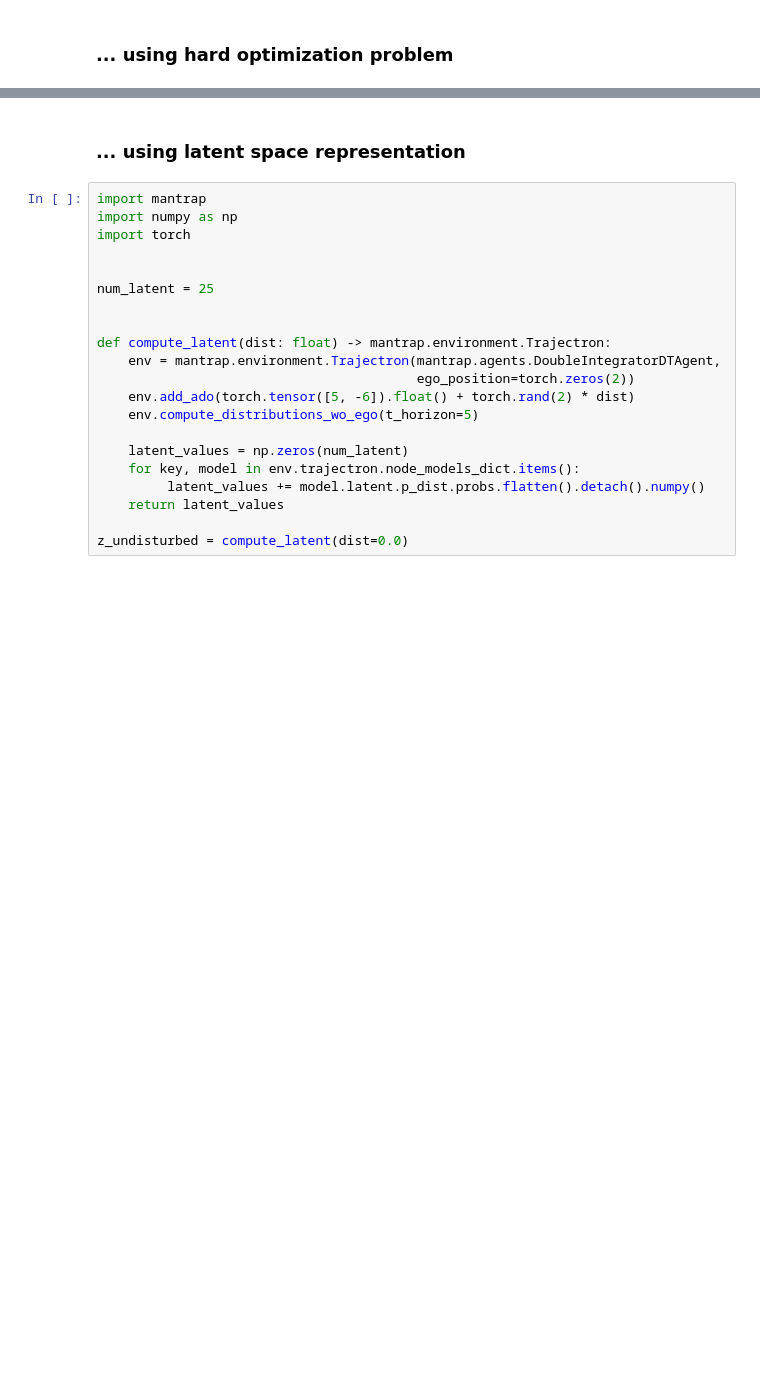
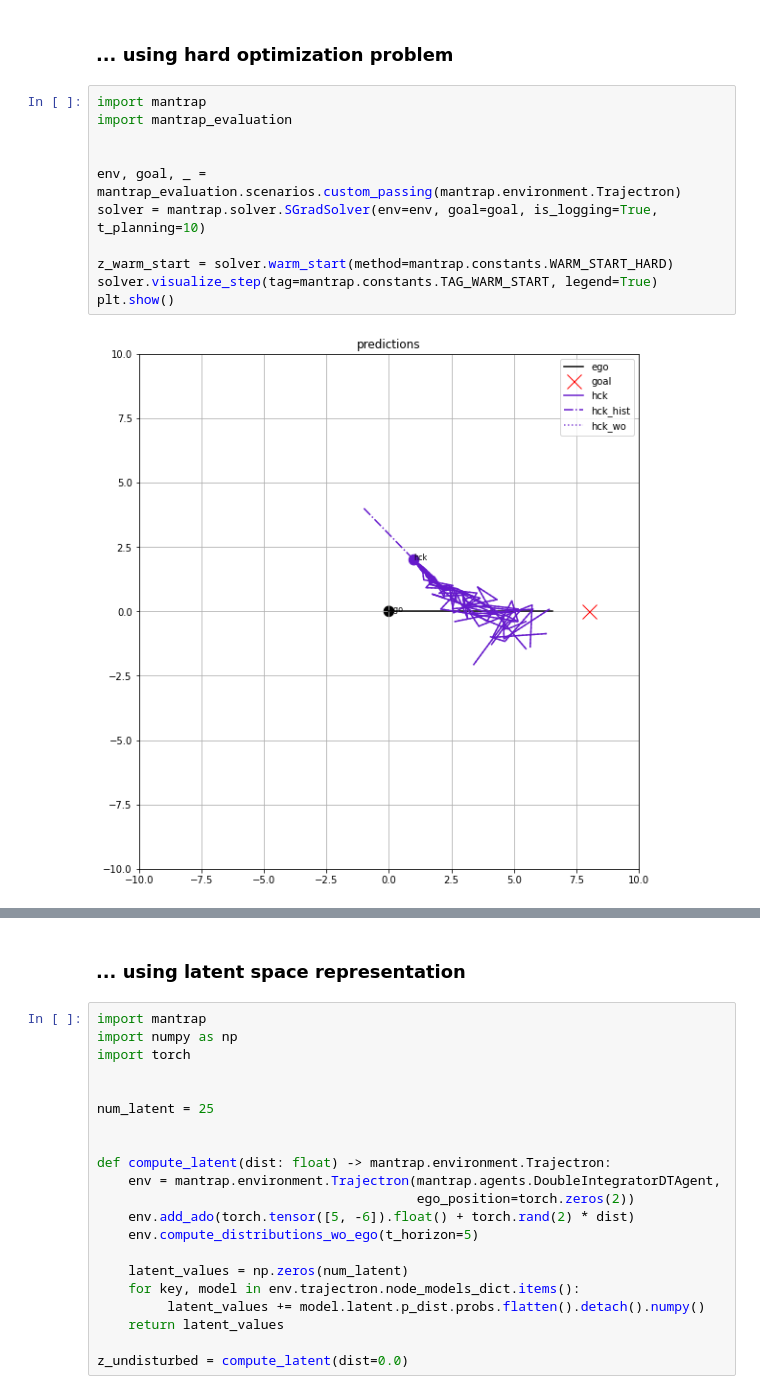
Before and after one commit to simon-schaefer/mantrap, a Jupyter notebook: examples/warm_start.ipynb, the cells around one changed output, grey strips where cells are left out. Saved outputs shown, nothing was run; the diff lists cells and outputs as text; blank space fills up the shorter version.

```diff
--- a/examples/warm_start.ipynb
+++ b/examples/warm_start.ipynb
@@ -9,2 +45,15 @@ import seaborn as sns
 # %% [markdown]
 ### ... using hard optimization problem
+# %%
+import mantrap
+import mantrap_evaluation
+
+
+env, goal, _ = mantrap_evaluation.scenarios.custom_passing(mantrap.environment.Trajectron)
+solver = mantrap.solver.SGradSolver(env=env, goal=goal, is_logging=True, t_planning=10)
+
+z_warm_start = solver.warm_start(method=mantrap.constants.WARM_START_HARD)
+solver.visualize_step(tag=mantrap.constants.TAG_WARM_START, legend=True)
+plt.show()
+# %% [output]
+[figure, added]
```
Also changed, not shown: parts of 7 cells of this notebook, 1 other file.
